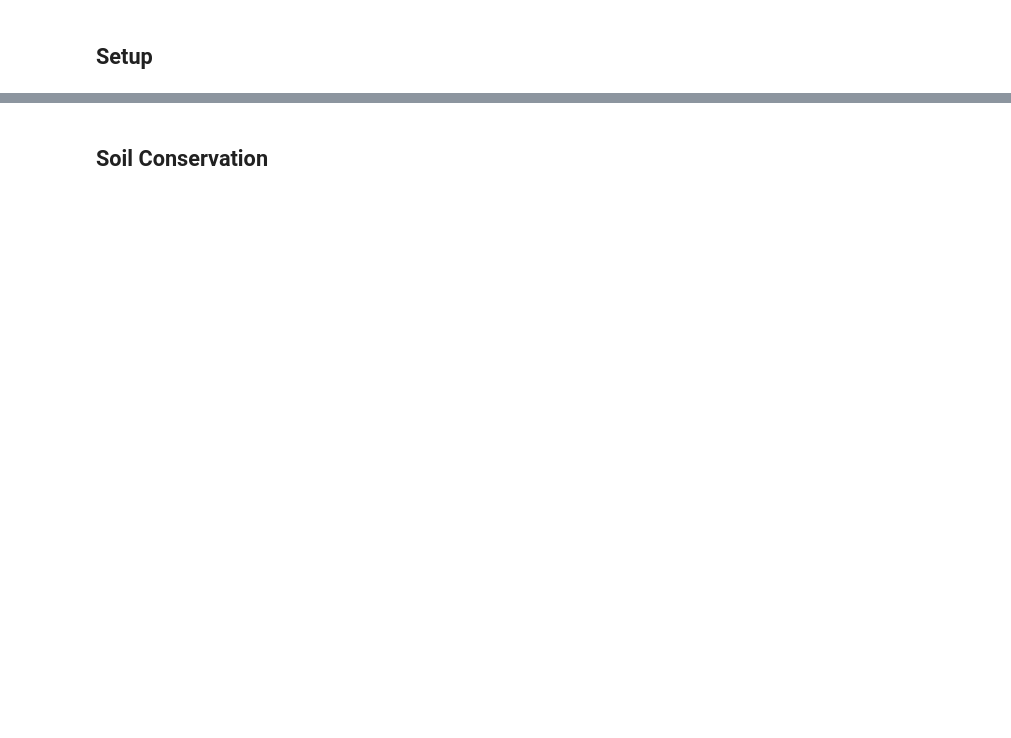
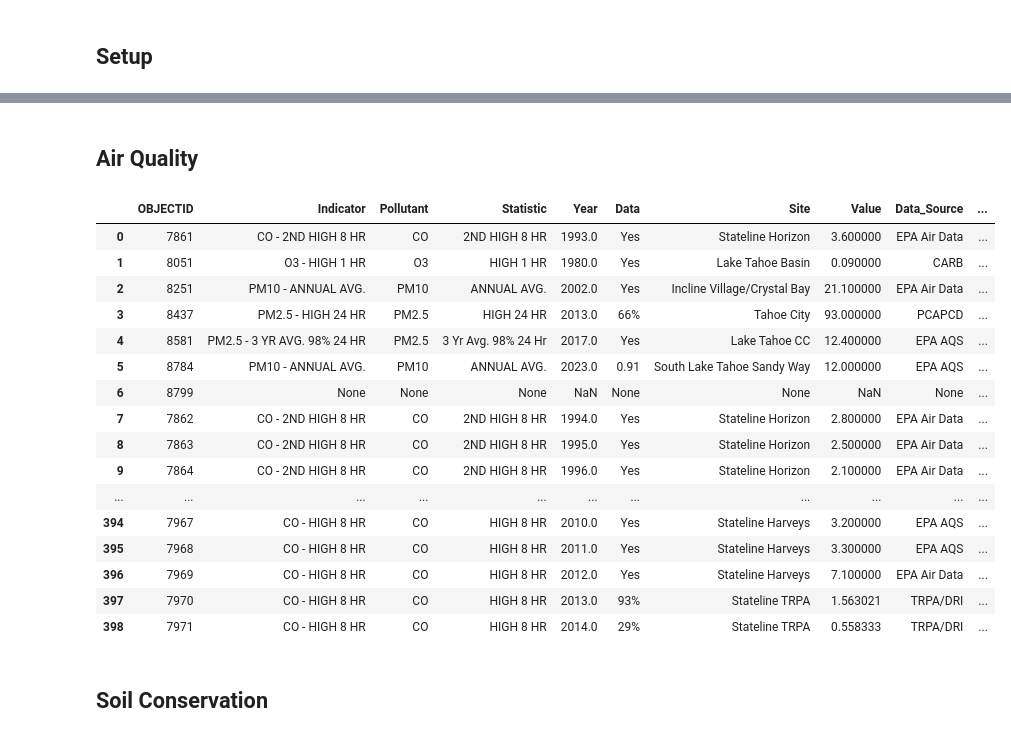
Before and after one commit to trpa-agency/ThresholdEvaluation, a Jupyter notebook: Scripts/2023/notebook.ipynb, the cells around one changed output, grey strips where cells are left out. Cells and saved outputs as stored; diff of their text form; code cells hidden in the pictures; blank space fills up the shorter version.

```diff
--- a/Scripts/2023/notebook.ipynb
+++ b/Scripts/2023/notebook.ipynb
@@ -15,6 +18,33 @@ from transportation_sustainablecommunities import *
 from vegetation_preservation import *
 from water_quality import *
 from wildlife import *
+# %% [markdown]
+## Air Quality
+# %%
+# get PM 2.5
+df = get_airquality_data_sql()
+# plot PM 2.5
+plot_pm2_5_annual(df, draft=False)
+# %%
+df
+# %% [output]
+|  | OBJECTID | Indicator | Pollutant | Statistic | Year | Data | Site | Value | Data_Source | ... |
+| 0 | 7861 | CO - 2ND HIGH 8 HR | CO | 2ND HIGH 8 HR | 1993.0 | Yes | Stateline Horizon | 3.600000 | EPA Air Data | ... |
+| 1 | 8051 | O3 - HIGH 1 HR | O3 | HIGH 1 HR | 1980.0 | Yes | Lake Tahoe Basin | 0.090000 | CARB | ... |
+| 2 | 8251 | PM10 - ANNUAL AVG. | PM10 | ANNUAL AVG. | 2002.0 | Yes | Incline Village/Crystal Bay | 21.100000 | EPA Air Data | ... |
+| 3 | 8437 | PM2.5 - HIGH 24 HR | PM2.5 | HIGH 24 HR | 2013.0 | 66% | Tahoe City | 93.000000 | PCAPCD | ... |
+| 4 | 8581 | PM2.5 - 3 YR AVG. 98% 24 HR | PM2.5 | 3 Yr Avg. 98% 24 Hr | 2017.0 | Yes | Lake Tahoe CC | 12.400000 | EPA AQS | ... |
+| 5 | 8784 | PM10 - ANNUAL AVG. | PM10 | ANNUAL AVG. | 2023.0 | 0.91 | South Lake Tahoe Sandy Way | 12.000000 | EPA AQS | ... |
+| 6 | 8799 | None | None | None | NaN | None | None | NaN | None | ... |
+| 7 | 7862 | CO - 2ND HIGH 8 HR | CO | 2ND HIGH 8 HR | 1994.0 | Yes | Stateline Horizon | 2.800000 | EPA Air Data | ... |
+| 8 | 7863 | CO - 2ND HIGH 8 HR | CO | 2ND HIGH 8 HR | 1995.0 | Yes | Stateline Horizon | 2.500000 | EPA Air Data | ... |
+| 9 | 7864 | CO - 2ND HIGH 8 HR | CO | 2ND HIGH 8 HR | 1996.0 | Yes | Stateline Horizon | 2.100000 | EPA Air Data | ... |
+| ... | ... | ... | ... | ... | ... | ... | ... | ... | ... | ... |
+| 394 | 7967 | CO - HIGH 8 HR | CO | HIGH 8 HR | 2010.0 | Yes | Stateline Harveys | 3.200000 | EPA AQS | ... |
+| 395 | 7968 | CO - HIGH 8 HR | CO | HIGH 8 HR | 2011.0 | Yes | Stateline Harveys | 3.300000 | EPA AQS | ... |
+| 396 | 7969 | CO - HIGH 8 HR | CO | HIGH 8 HR | 2012.0 | Yes | Stateline Harveys | 7.100000 | EPA Air Data | ... |
+| 397 | 7970 | CO - HIGH 8 HR | CO | HIGH 8 HR | 2013.0 | 93% | Stateline TRPA | 1.563021 | TRPA/DRI | ... |
+| 398 | 7971 | CO - HIGH 8 HR | CO | HIGH 8 HR | 2014.0 | 29% | Stateline TRPA | 0.558333 | TRPA/DRI | ... |
 # %% [markdown]
 ## Soil Conservation
 # %%
```
Also changed, not shown: parts of 3 cells of this notebook, 3 other files.
